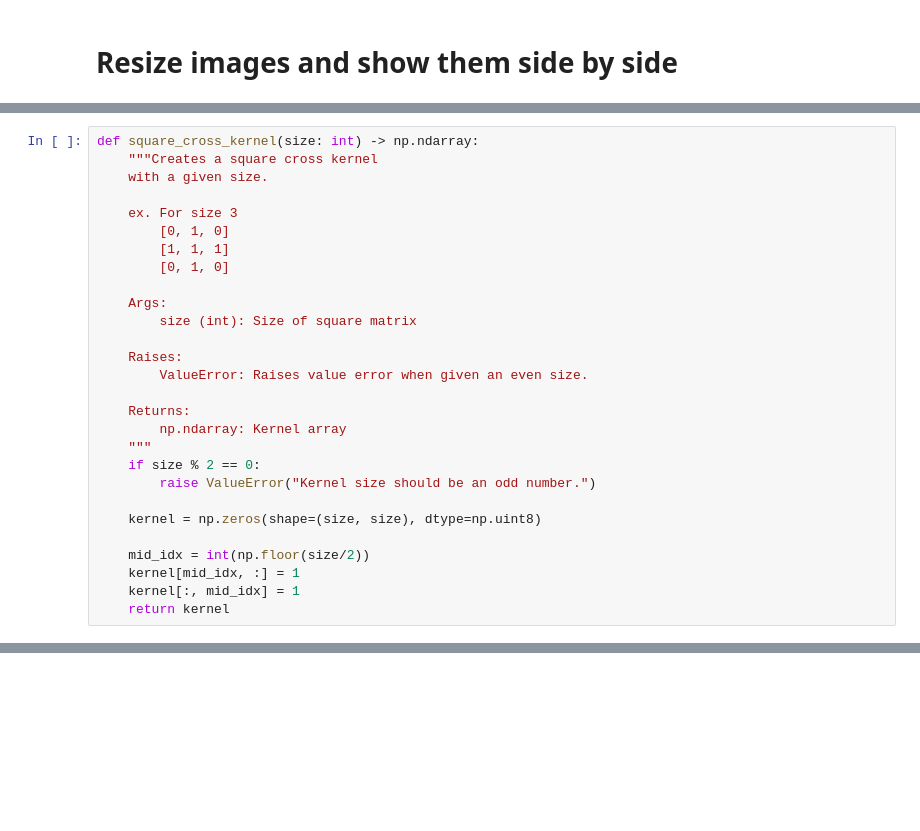
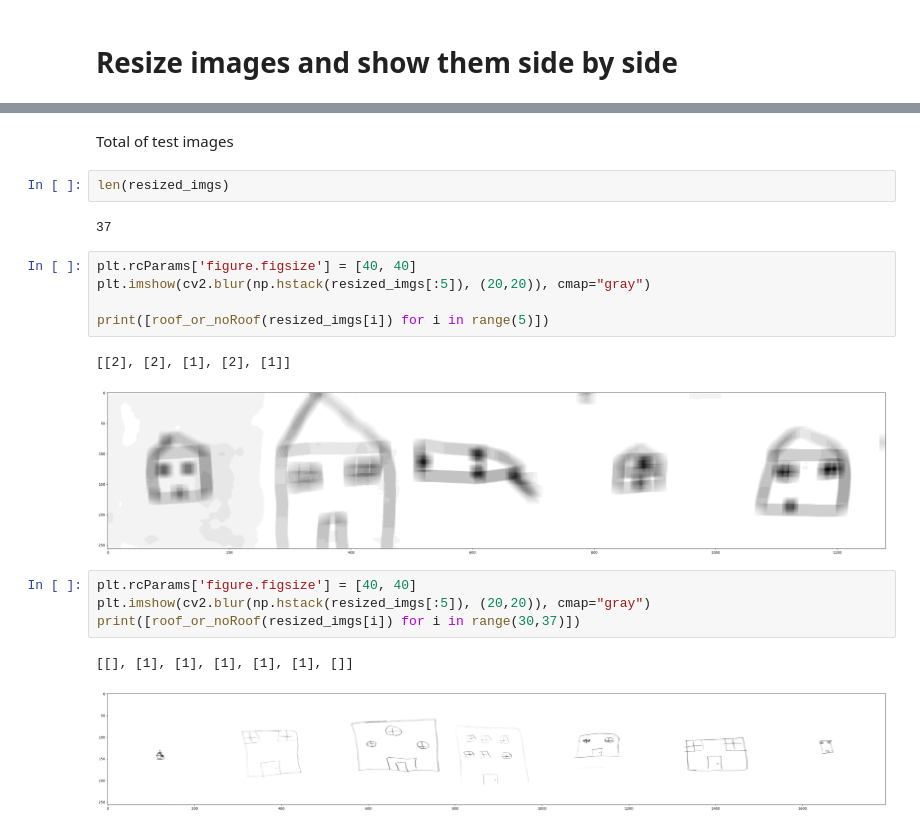
Before and after one commit to lindaabdullah/Thesis_experiments, a Jupyter notebook: RoofFeatureExtraction.ipynb, the cells around one changed output, grey strips where cells are left out. Cells and saved outputs as stored; diff of their text form; blank space fills up the shorter version.

```diff
--- a/RoofFeatureExtraction.ipynb
+++ b/RoofFeatureExtraction.ipynb
@@ -40,28 +38,0 @@ cv2_imshow(np.hstack(resized_imgs))
-# %%
-def square_cross_kernel(size: int) -> np.ndarray:
-    """Creates a square cross kernel
-    with a given size.
-
-    ex. For size 3
-        [0, 1, 0]
-        [1, 1, 1]
-        [0, 1, 0]
-
-    Args:
-        size (int): Size of square matrix
-
-    Raises:
-        ValueError: Raises value error when given an even size.
-
-    Returns:
-        np.ndarray: Kernel array
-    """
-    if size % 2 == 0:
-        raise ValueError("Kernel size should be an odd number.")
-
-    kernel = np.zeros(shape=(size, size), dtype=np.uint8)
-
-    mid_idx = int(np.floor(size/2))
-    kernel[mid_idx, :] = 1
-    kernel[:, mid_idx] = 1
-    return kernel
@@ -172,0 +93,21 @@ roof_or_noRoof(resized_imgs=result, index=10, size_of_house="small")
+# %% [markdown]
+Total of test images
+# %%
+len(resized_imgs)
+# %% [output]
+37
+# %%
+plt.rcParams['figure.figsize'] = [40, 40]
+plt.imshow(cv2.blur(np.hstack(resized_imgs[:5]), (20,20)), cmap="gray")
+
+print([roof_or_noRoof(resized_imgs[i]) for i in range(5)])
+# %% [output]
+[[2], [2], [1], [2], [1]]
+[figure, added]
+# %%
+plt.rcParams['figure.figsize'] = [40, 40]
+plt.imshow(cv2.blur(np.hstack(resized_imgs[:5]), (20,20)), cmap="gray")
+print([roof_or_noRoof(resized_imgs[i]) for i in range(30,37)])
+# %% [output]
+[[], [1], [1], [1], [1], [1], []]
+[figure, added]
```
Also changed, not shown: parts of 16 cells of this notebook.
